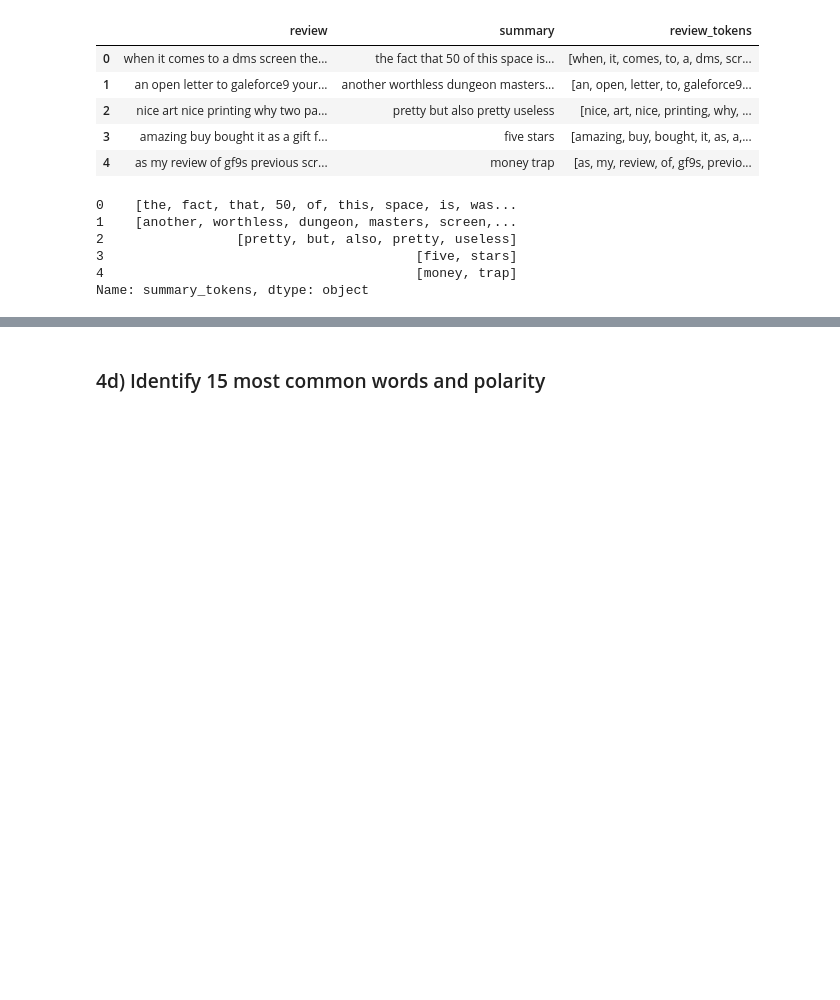
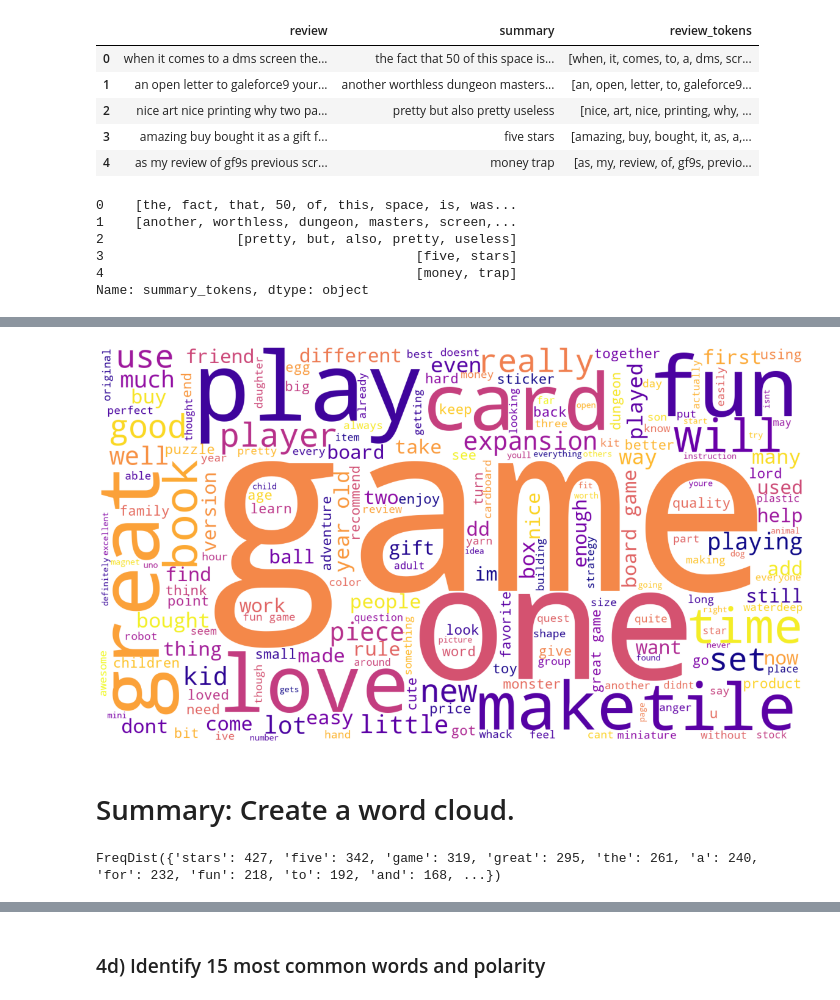
Before and after one commit to essjmeha/Assignment_Predicting_future_outcomes, a Jupyter notebook: Meharg_Jane_LSE_DA301_Assignment_Python.ipynb, the cells around one changed output, grey strips where cells are left out. Saved outputs shown, nothing was run; the diff lists cells and outputs as text; code cells hidden in the pictures; blank space fills up the shorter version.

```diff
--- a/Meharg_Jane_LSE_DA301_Assignment_Python.ipynb
+++ b/Meharg_Jane_LSE_DA301_Assignment_Python.ipynb
@@ -1172,0 +1140,29 @@ plt.show()
+# %%
+# Create a filtered list of tokens without stop words.
+review_tokens2 = [x for x in all_tokens_review if x.lower() not in stop_words]
+
+# Define an empty string variable.
+review_tokens2_string = ''
+
+for value in all_tokens_review:
+    # Add each filtered token word to the string.
+    review_tokens2_string = review_tokens2_string + value + ' '
+# %%
+# Create a WordCloud.
+wordcloud = WordCloud(width = 1600, height = 900,
+                background_color ='white',
+                colormap='plasma',
+                min_font_size = 10).generate(review_tokens2_string)
+
+# Plot the WordCloud image.
+plt.figure(figsize = (16, 9), facecolor = None)
+plt.imshow(wordcloud)
+plt.axis('off')
+plt.tight_layout(pad = 0)
+plt.show()
+
+# Note that your word cloud might differ slightly to the one provided.
+# %% [output]
+[figure, added]
+# %% [markdown]
+# Summary: Create a word cloud.
@@ -1173,2 +1190,13 @@ plt.show()
+# %%
+# Import the FreqDist class.
+from nltk.probability import FreqDist
+
+# Calculate the frequency distribution.
+fdist = FreqDist(all_tokens_summary2)
+
+# Preview data.
+fdist
+# %% [output]
+FreqDist({'stars': 427, 'five': 342, 'game': 319, 'great': 295, 'the': 261, 'a': 240, 'for': 232, 'fun': 218, 'to': 192, 'and': 168, ...})
 # %%
 # Summary: Plot the WordCloud image.
```
Also changed, not shown: parts of 59 cells of this notebook.
